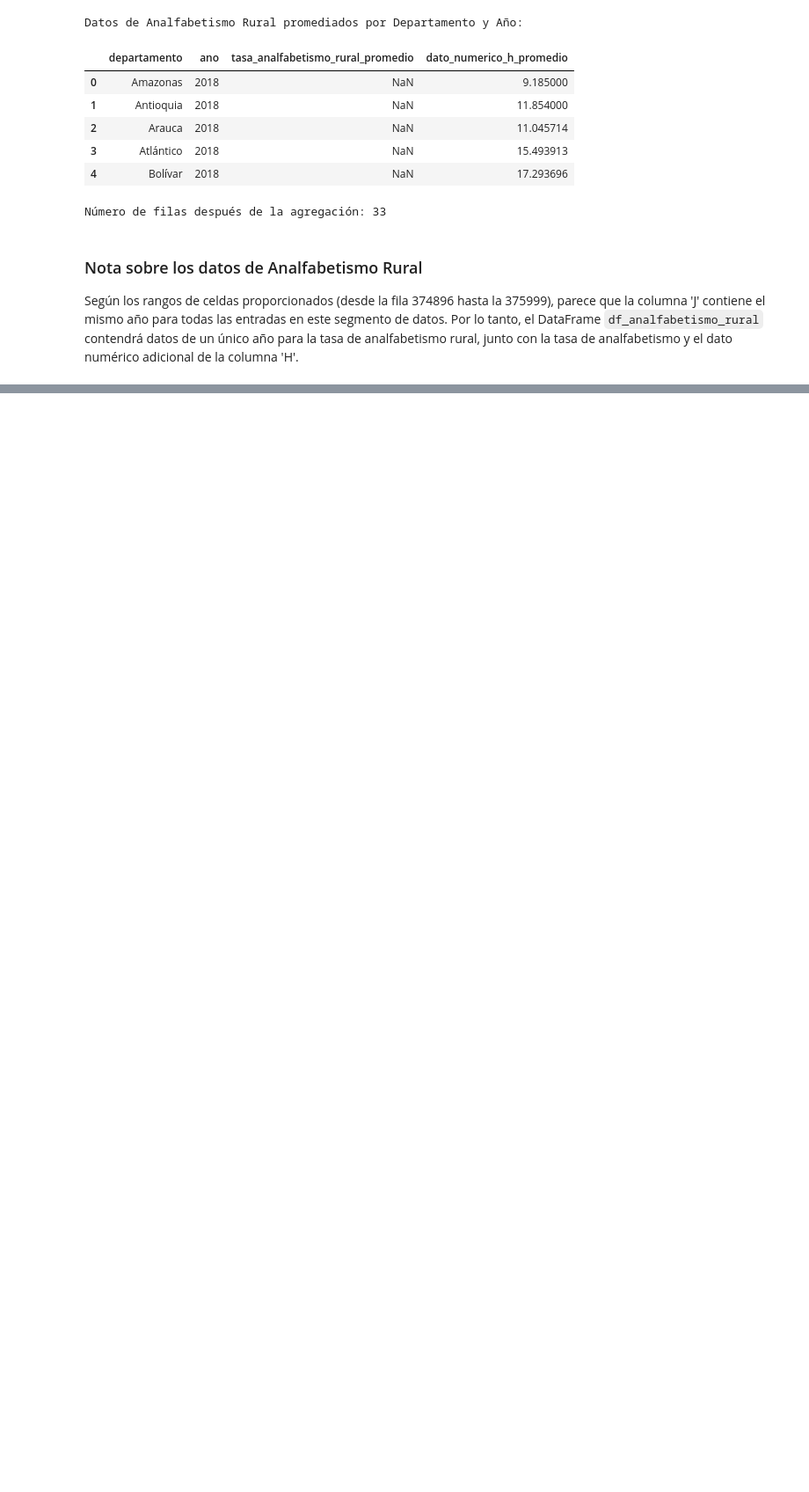
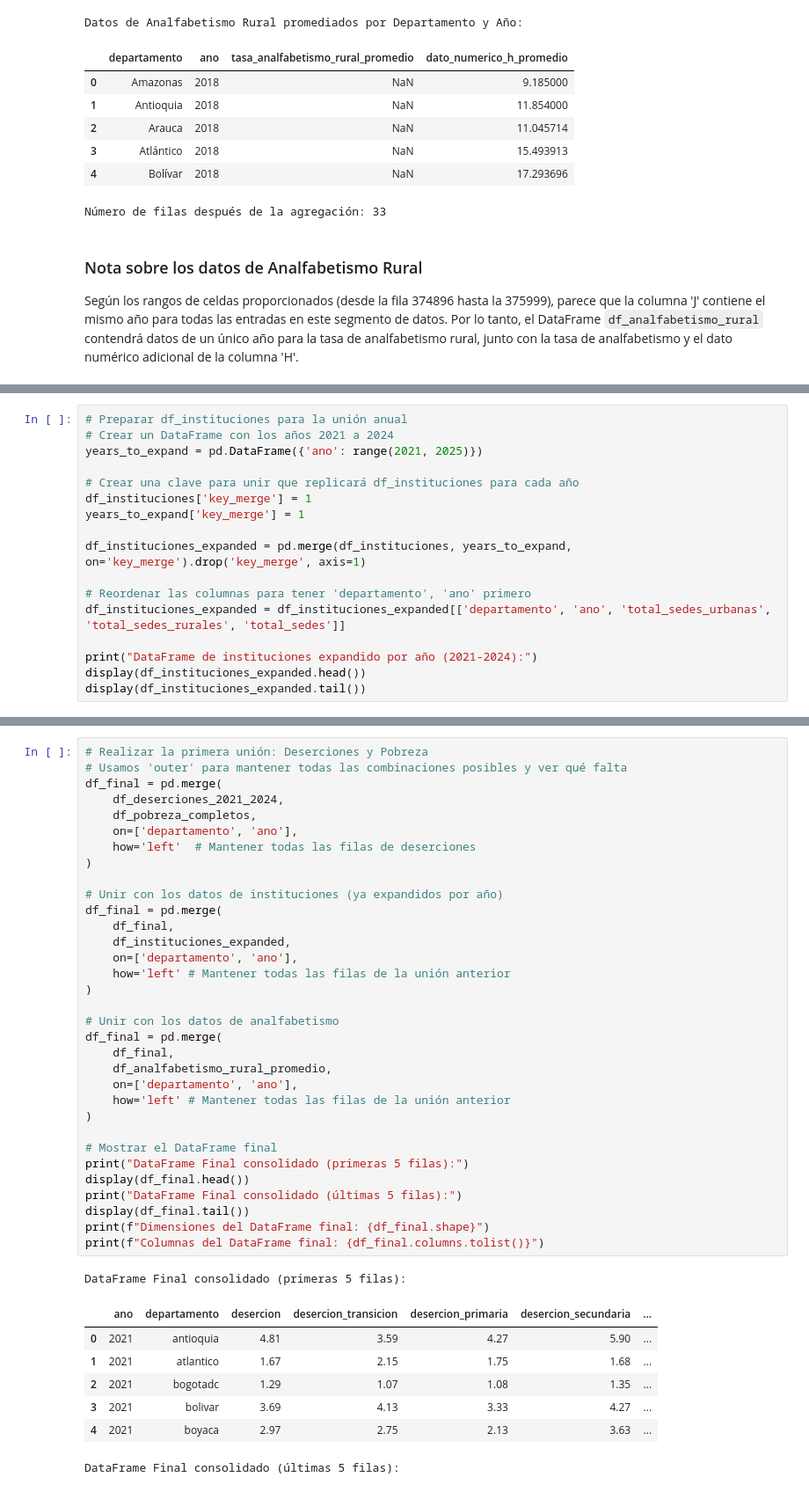
Before and after one commit to emily-escudero/Analitica-Educacion-rural, a Jupyter notebook: Entrega2EducacionRural.ipynb, the cells around one changed output, grey strips where cells are left out. Shown at 88% size. Cells and saved outputs as stored; diff of their text form; blank space fills up the shorter version.

```diff
--- a/Entrega2EducacionRural.ipynb
+++ b/Entrega2EducacionRural.ipynb
@@ -455,0 +543,17 @@ Según los rangos de celdas proporcionados (desde la fila 374896 hasta la 375999
+# %%
+# Preparar df_instituciones para la unión anual
+# Crear un DataFrame con los años 2021 a 2024
+years_to_expand = pd.DataFrame({'ano': range(2021, 2025)})
+
+# Crear una clave para unir que replicará df_instituciones para cada año
+df_instituciones['key_merge'] = 1
+years_to_expand['key_merge'] = 1
+
+df_instituciones_expanded = pd.merge(df_instituciones, years_to_expand, on='key_merge').drop('key_merge', axis=1)
+
+# Reordenar las columnas para tener 'departamento', 'ano' primero
+df_instituciones_expanded = df_instituciones_expanded[['departamento', 'ano', 'total_sedes_urbanas', 'total_sedes_rurales', 'total_sedes']]
+
+print("DataFrame de instituciones expandido por año (2021-2024):")
+display(df_instituciones_expanded.head())
+display(df_instituciones_expanded.tail())
@@ -455,0 +578,42 @@ Según los rangos de celdas proporcionados (desde la fila 374896 hasta la 375999
+# %%
+# Realizar la primera unión: Deserciones y Pobreza
+# Usamos 'outer' para mantener todas las combinaciones posibles y ver qué falta
+df_final = pd.merge(
+    df_deserciones_2021_2024,
+    df_pobreza_completos,
+    on=['departamento', 'ano'],
+    how='left'  # Mantener todas las filas de deserciones
+)
+
+# Unir con los datos de instituciones (ya expandidos por año)
+df_final = pd.merge(
+    df_final,
+    df_instituciones_expanded,
+    on=['departamento', 'ano'],
+    how='left' # Mantener todas las filas de la unión anterior
+)
+
+# Unir con los datos de analfabetismo
+df_final = pd.merge(
+    df_final,
+    df_analfabetismo_rural_promedio,
+    on=['departamento', 'ano'],
+    how='left' # Mantener todas las filas de la unión anterior
+)
+
+# Mostrar el DataFrame final
+print("DataFrame Final consolidado (primeras 5 filas):")
+display(df_final.head())
+print("DataFrame Final consolidado (últimas 5 filas):")
+display(df_final.tail())
+print(f"Dimensiones del DataFrame final: {df_final.shape}")
+print(f"Columnas del DataFrame final: {df_final.columns.tolist()}")
+# %% [output]
+DataFrame Final consolidado (primeras 5 filas):
+|  | ano | departamento | desercion | desercion_transicion | desercion_primaria | desercion_secundaria | ... |
+| 0 | 2021 | antioquia | 4.81 | 3.59 | 4.27 | 5.90 | ... |
+| 1 | 2021 | atlantico | 1.67 | 2.15 | 1.75 | 1.68 | ... |
+| 2 | 2021 | bogotadc | 1.29 | 1.07 | 1.08 | 1.35 | ... |
+| 3 | 2021 | bolivar | 3.69 | 4.13 | 3.33 | 4.27 | ... |
+| 4 | 2021 | boyaca | 2.97 | 2.75 | 2.13 | 3.63 | ... |
+DataFrame Final consolidado (últimas 5 filas):
```
Also changed, not shown: parts of 7 cells of this notebook.
